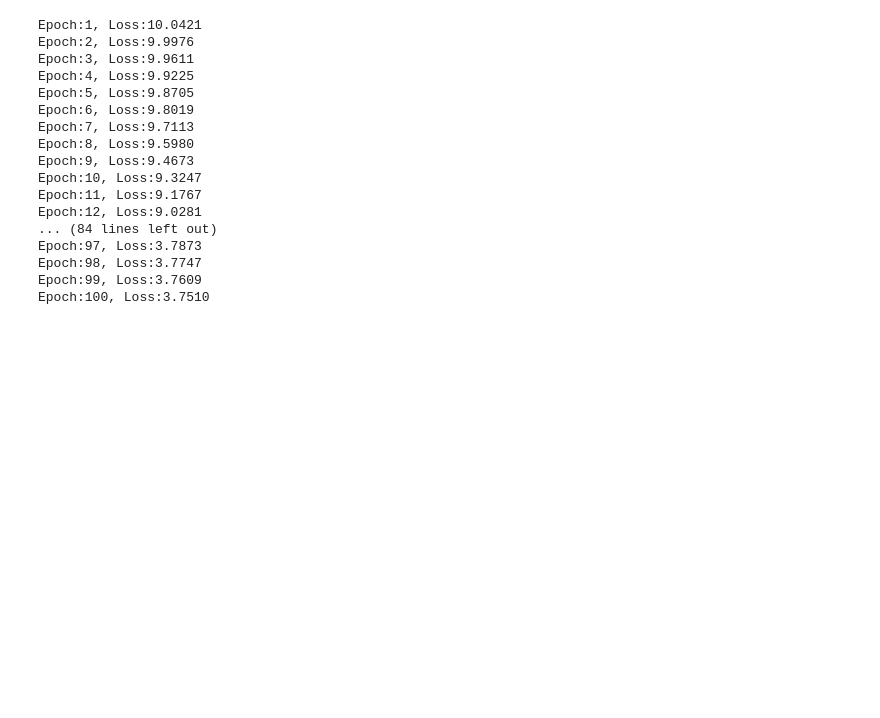
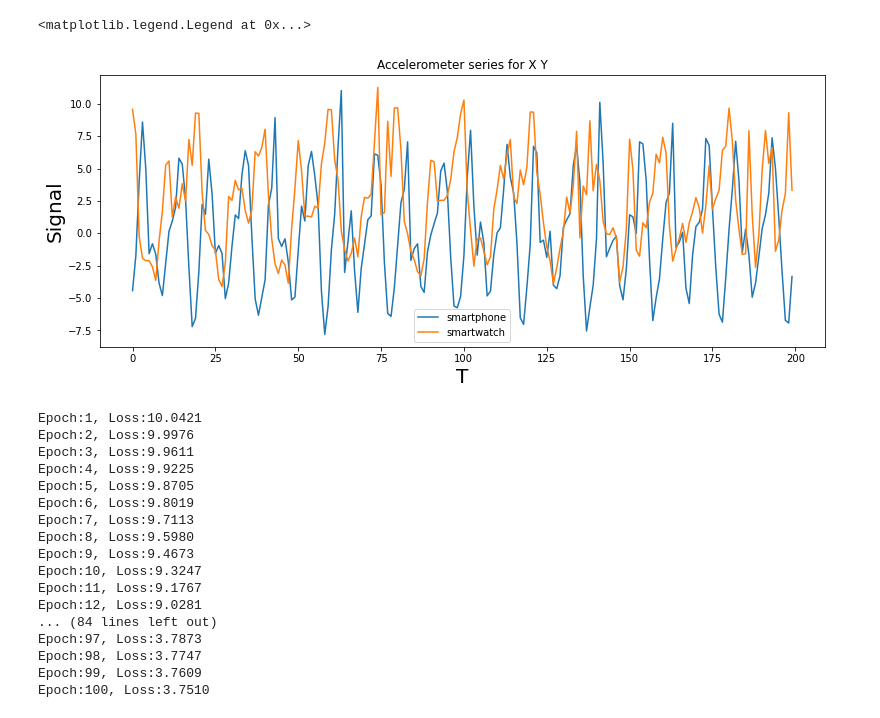
Before and after one commit to roberts2510/MSThesis_2, a Jupyter notebook: code/code.ipynb, the cells around one changed output. Cells and saved outputs as stored; diff of their text form; code cells hidden in the pictures; blank space fills up the shorter version.

```diff
--- a/code/code.ipynb
+++ b/code/code.ipynb
@@ -159,3 +157,16 @@ torch.Size([256, 200]) torch.Size([256])
+# %%
+
+plt.figure(figsize=(13,5))
+plt.xlabel("T", fontsize = 20)
+plt.ylabel("Signal", fontsize = 20)
+plt.title('Accelerometer series for X Y')
+plt.plot(mean_smartphone[0,:200], label = 'smartphone')
+plt.plot(mean_watch[0,:200], label = 'smartwatch')
+plt.legend()
+# plt.plot(mean_smartphone[0,200:400])
+# %% [output]
+<matplotlib.legend.Legend at 0x...>
+[figure, added]
 # %%
 
 model = Autoencoder_Linear().cuda()
```
Also changed, not shown: parts of 14 cells of this notebook.
